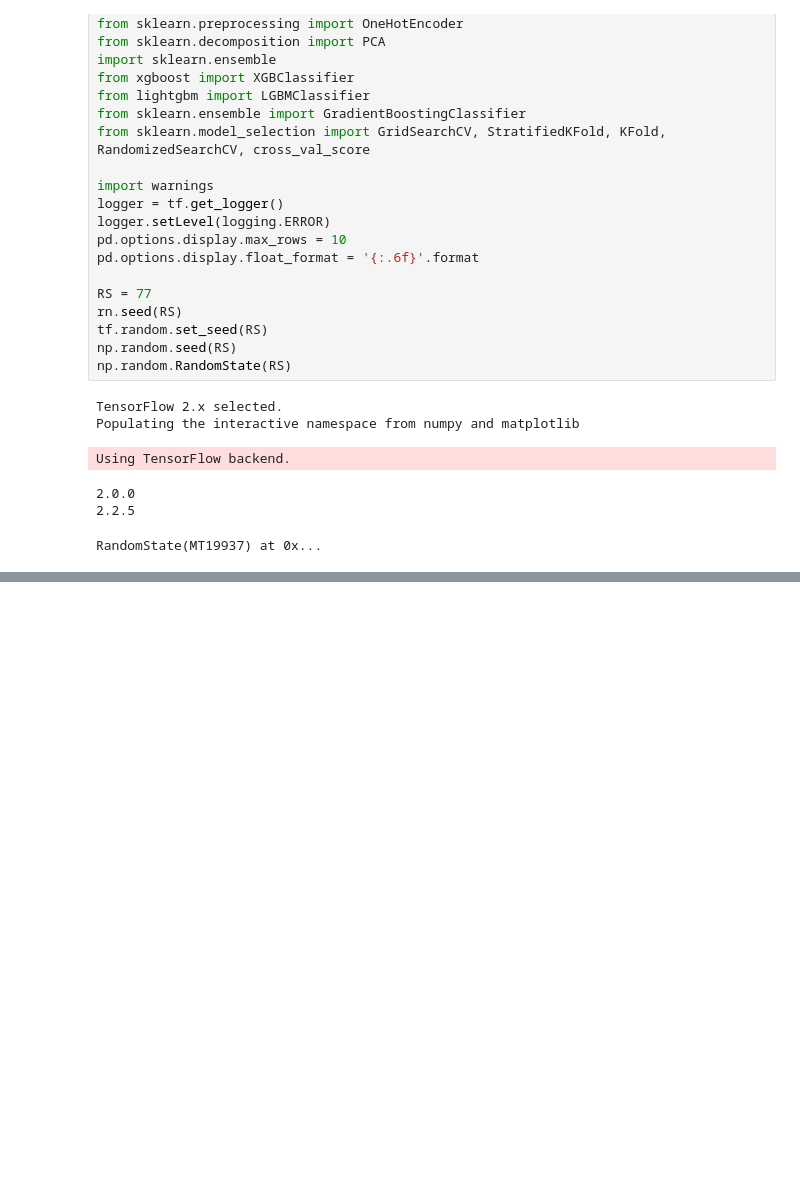
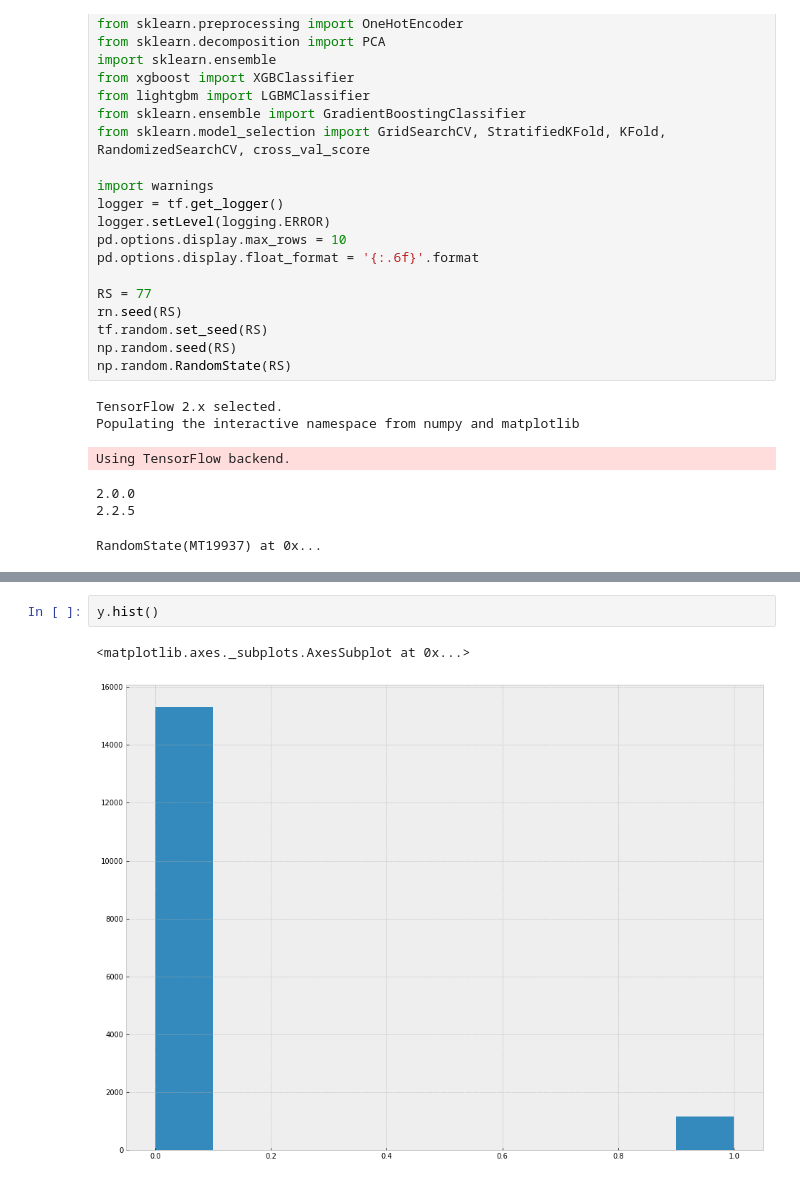
Before and after one commit to andygoosh/Malawi, a Jupyter notebook: workinprogress.ipynb, the cells around one changed output, grey strips where cells are left out. Saved outputs shown, nothing was run; the diff lists cells and outputs as text; blank space fills up the shorter version.

```diff
--- a/workinprogress.ipynb
+++ b/workinprogress.ipynb
@@ -121,0 +151,5 @@ array([[<matplotlib.axes._subplots.AxesSubplot object at 0x...>,
+# %%
+y.hist()
+# %% [output]
+<matplotlib.axes._subplots.AxesSubplot at 0x...>
+[figure, added]
```
Also changed, not shown: parts of 9 cells of this notebook.
